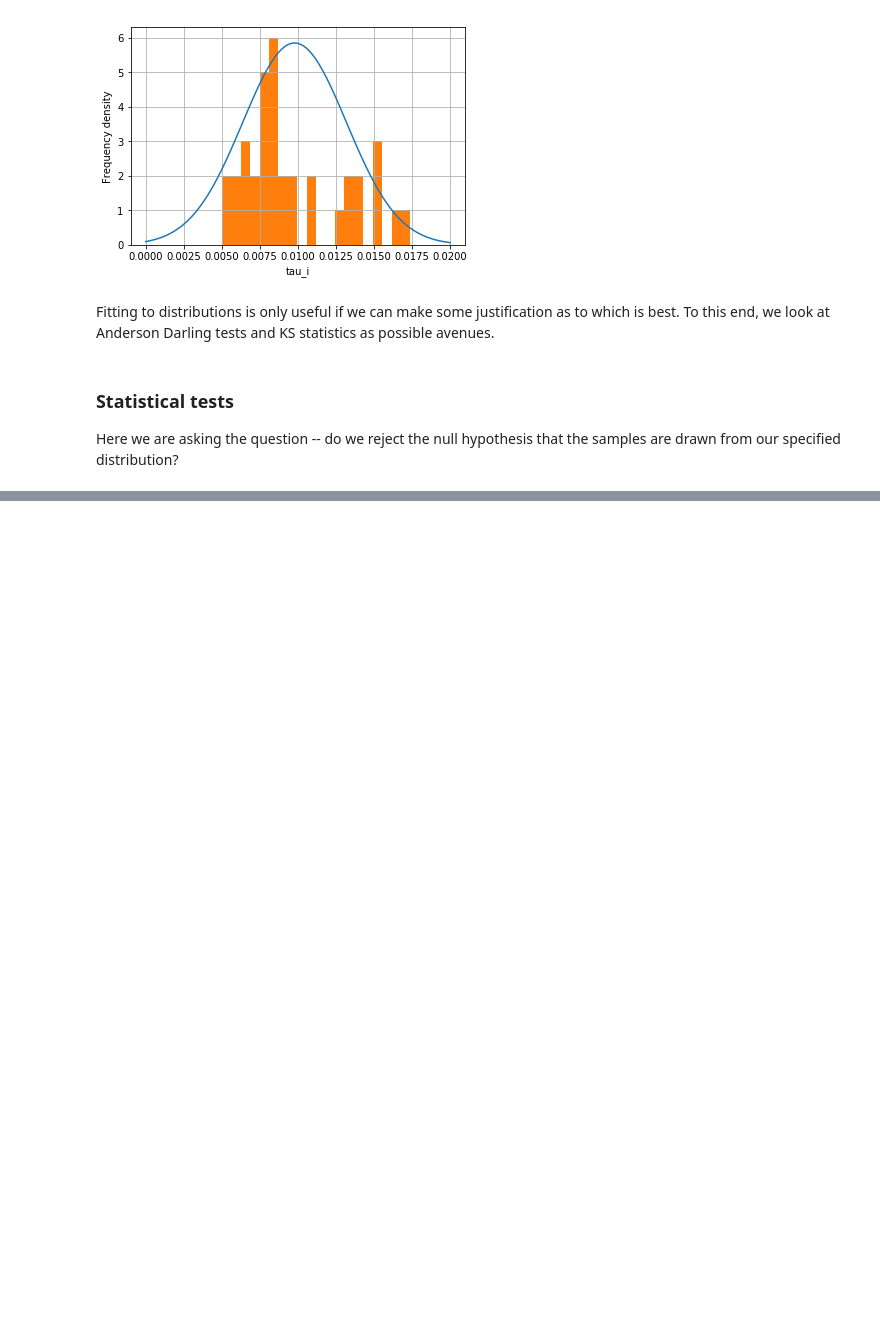
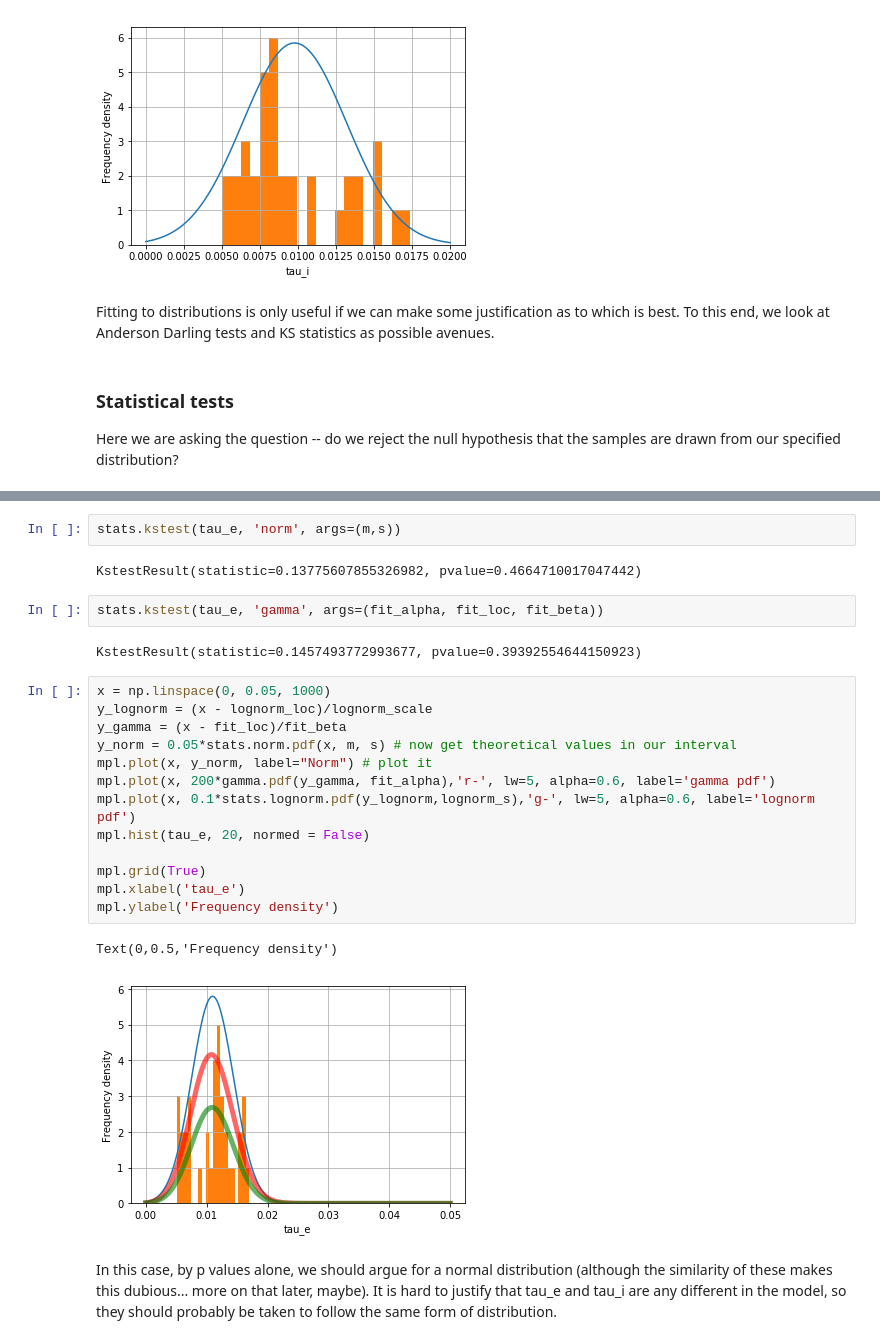
Before and after one commit to Raj-Lab-UCSF/spectrome, a Jupyter notebook: SCFC-spectral-python/SCFC/notebooks/prior-distributions.ipynb, the cells around one changed output, grey strips where cells are left out. Drawn from its saved outputs; the diff is of its cells as text; blank space fills up the shorter version.

```diff
--- a/SCFC-spectral-python/SCFC/notebooks/prior-distributions.ipynb
+++ b/SCFC-spectral-python/SCFC/notebooks/prior-distributions.ipynb
@@ -261,0 +393,26 @@ Here we are asking the question -- do we reject the null hypothesis that the sam
+# %%
+stats.kstest(tau_e, 'norm', args=(m,s))
+# %% [output]
+KstestResult(statistic=0.13775607855326982, pvalue=0.4664710017047442)
+# %%
+stats.kstest(tau_e, 'gamma', args=(fit_alpha, fit_loc, fit_beta))
+# %% [output]
+KstestResult(statistic=0.1457493772993677, pvalue=0.39392554644150923)
+# %%
+x = np.linspace(0, 0.05, 1000)
+y_lognorm = (x - lognorm_loc)/lognorm_scale
+y_gamma = (x - fit_loc)/fit_beta
+y_norm = 0.05*stats.norm.pdf(x, m, s) # now get theoretical values in our interval
+mpl.plot(x, y_norm, label="Norm") # plot it
+mpl.plot(x, 200*gamma.pdf(y_gamma, fit_alpha),'r-', lw=5, alpha=0.6, label='gamma pdf')
+mpl.plot(x, 0.1*stats.lognorm.pdf(y_lognorm,lognorm_s),'g-', lw=5, alpha=0.6, label='lognorm pdf')
+mpl.hist(tau_e, 20, normed = False)
+
+mpl.grid(True)
+mpl.xlabel('tau_e')
+mpl.ylabel('Frequency density')
+# %% [output]
+Text(0,0.5,'Frequency density')
+[figure, added]
+# %% [markdown]
+In this case, by p values alone, we should argue for a normal distribution (although the similarity of these makes this dubious... more on that later, maybe). It is hard to justify that tau_e and tau_i are any different in the model, so they should probably be taken to follow the same form of distribution.
```
Also changed, not shown: parts of 61 cells of this notebook.
